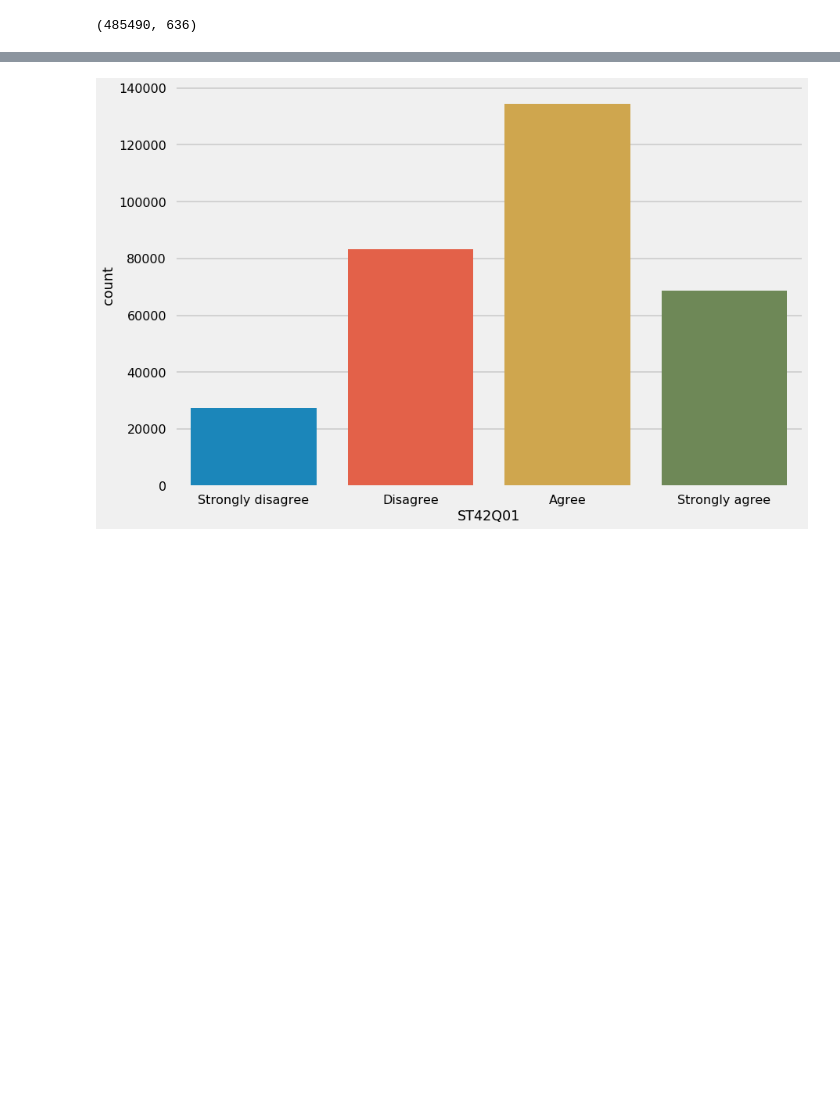
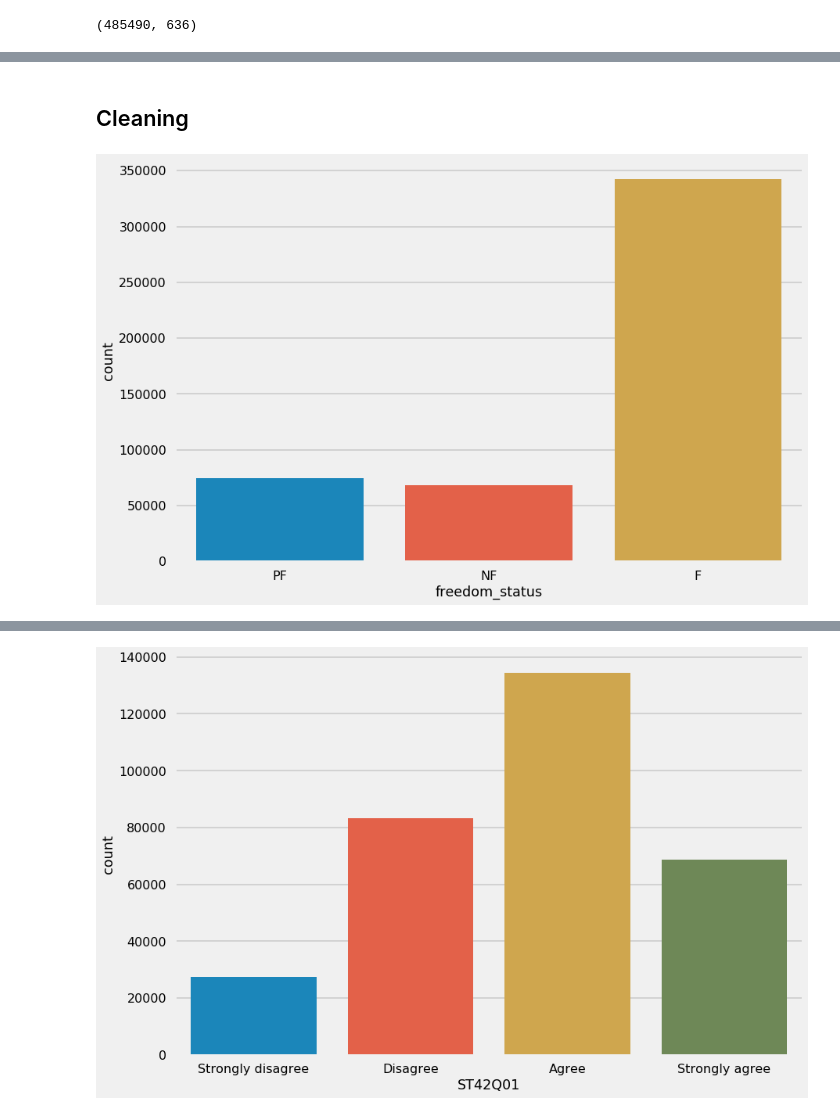
Before and after one commit to kennethn/data-analyst-nanodegree, a Jupyter notebook: 5_Communicate_Data_Findings/PISA_Data_Exploration.ipynb, the cells around one changed output, grey strips where cells are left out. Cells and saved outputs as stored; diff of their text form; code cells hidden in the pictures; blank space fills up the shorter version.

```diff
--- a/5_Communicate_Data_Findings/PISA_Data_Exploration.ipynb
+++ b/5_Communicate_Data_Findings/PISA_Data_Exploration.ipynb
@@ -36,6 +38,8 @@ Try and motivate your exploration goals through this section.
 # Using low_memory=False here to suppress the dtype errors
 # per: https://stackoverflow.com/a/40585000
 df = pd.read_csv('data/pisa2012.csv', low_memory=False, encoding='latin1')
+# %%
+df_free = pd.read_csv('data/Freedom_in_the_World_2012.csv')
 # %%
 # High level inspection
 df.shape
@@ -82,3 +66,5 @@ df.describe()
 | 50% | 242745.500000 | 4.100000e+06 | 136.000000 | 3740.000000 | 10.000000 | 1.000000 | 7.000000 | 1996.000000 | 6.000000 | 1.000000 | ... |
 | 75% | 364117.750000 | 6.880000e+06 | 291.000000 | 7456.000000 | 10.000000 | 3.000000 | 9.000000 | 1996.000000 | 7.000000 | 1.000000 | ... |
 | max | 485490.000000 | 8.580000e+06 | 1471.000000 | 33806.000000 | 96.000000 | 25.000000 | 99.000000 | 1997.000000 | 16.000000 | 4.000000 | ... |
+# %% [markdown]
+## Cleaning
@@ -84,0 +74,9 @@ df.describe()
+# %%
+# Join the Freedom House data, drop the dupe country column
+df_clean = pd.merge(df_clean, df_free, left_on='CNT', right_on='country')
+df_clean.drop(columns=['country'], inplace=True)
+# %%
+sns.countplot(data=df_clean, x='freedom_status')
+plt.show()
+# %% [output]
+[figure, added]
```
Also changed, not shown: parts of 26 cells of this notebook, 2 other files.
